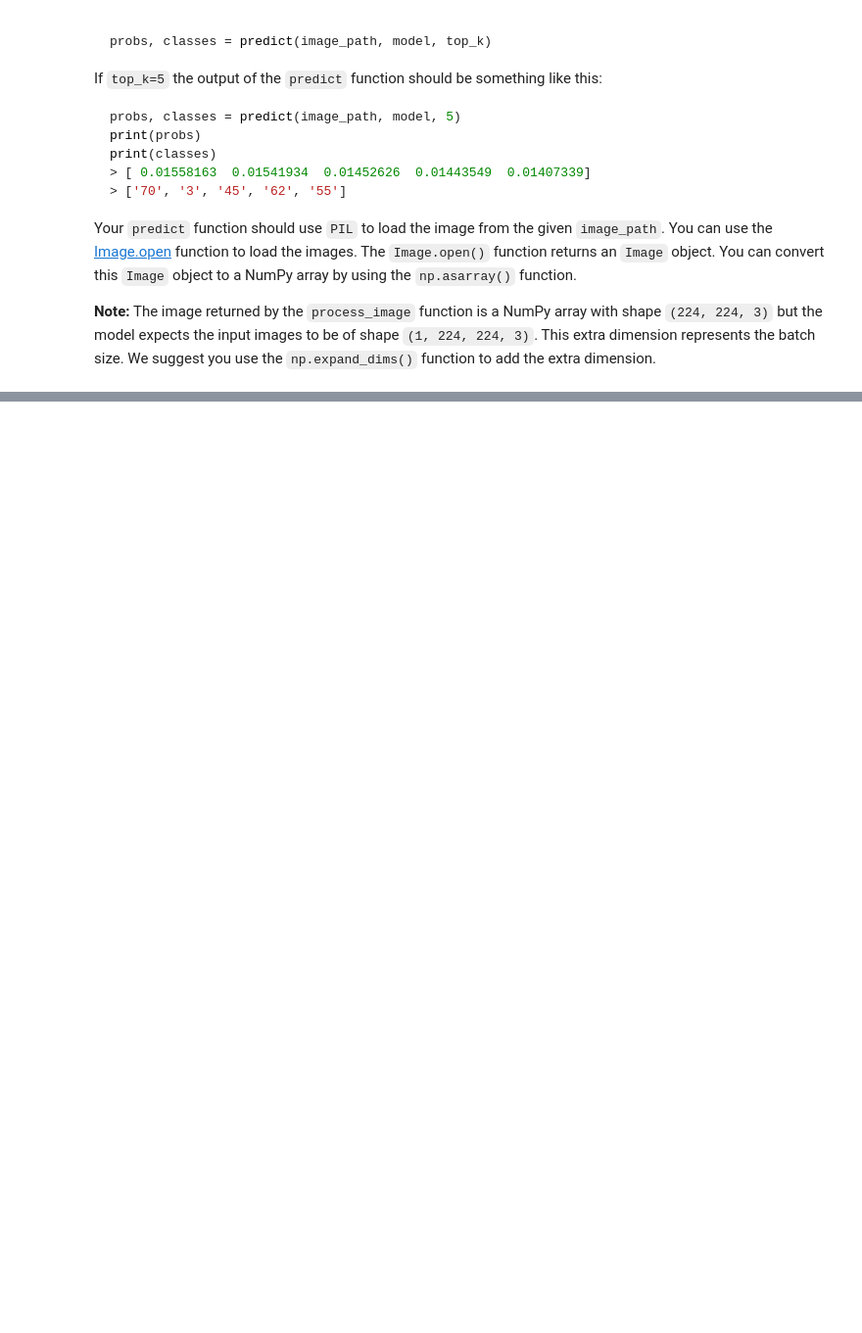
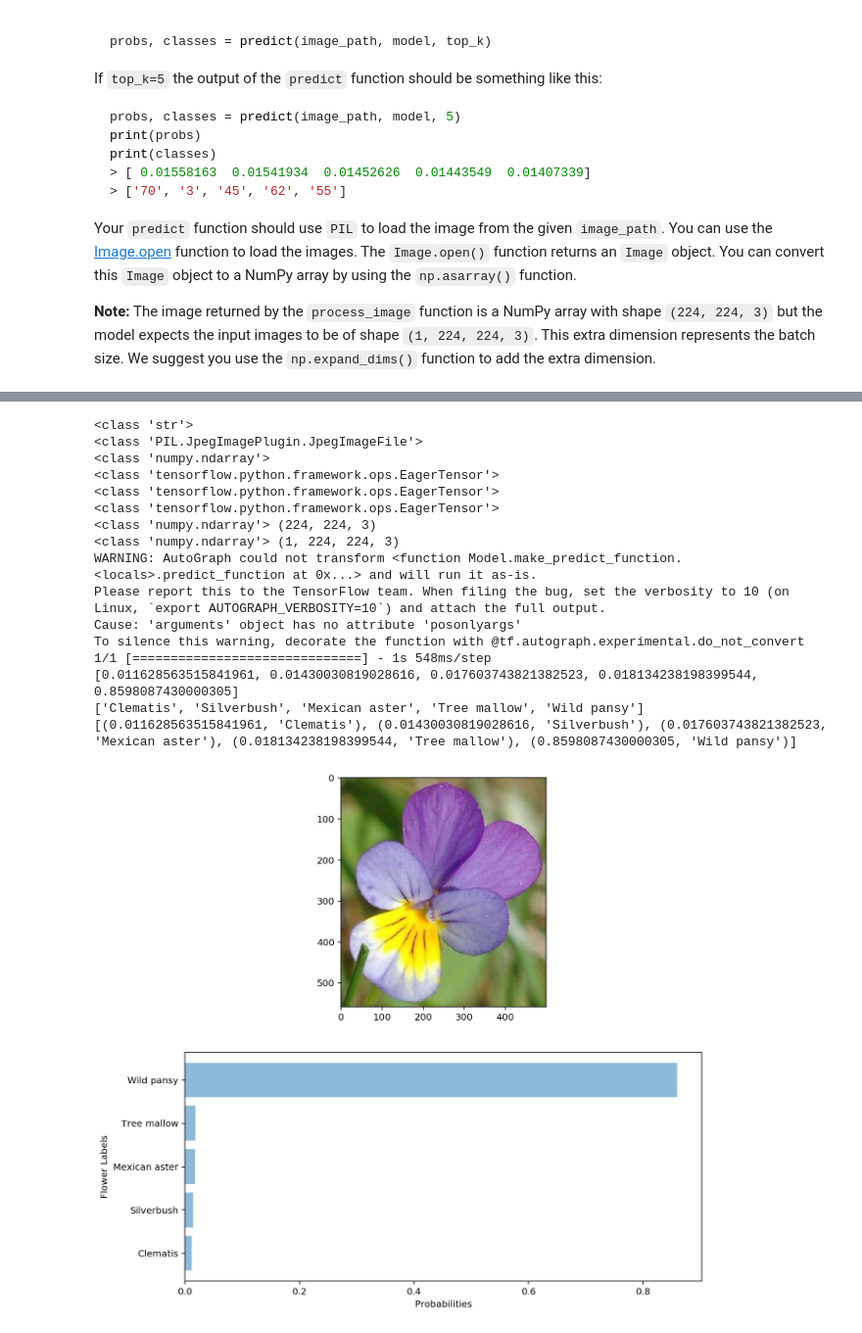
Before and after one commit to MilesJoseph/Udacity_Image_Classifier, a Jupyter notebook: Project_Image_Classifier_Project.ipynb, the cells around one changed output, grey strips where cells are left out. Shown at 98% size. Drawn from its saved outputs; the diff is of its cells as text; code cells hidden in the pictures; blank space fills up the shorter version.

```diff
--- a/Project_Image_Classifier_Project.ipynb
+++ b/Project_Image_Classifier_Project.ipynb
@@ -95,0 +263,7 @@ When training make sure you're updating only the weights of the feed-forward net
+# %%
+# TODO: Build and train your network.
+URL = "https://tfhub.dev/google/tf2-preview/mobilenet_v2/feature_vector/4"
+
+feature_extractor = hub.KerasLayer(URL, input_shape=(image_size, image_size,3))
+# %%
+feature_extractor.trainable = False
@@ -108,3 +375,5 @@ Now that your network is trained, save the model so you can load it later for ma
+# %%
+loaded_model=tf.keras.models.load_model("udacity_image_classifier.h5",custom_objects={'KerasLayer':hub.KerasLayer})
 # %% [markdown]
 ## Load the Keras Model
 
@@ -148,3 +431,13 @@ Finally, convert your image back to a NumPy array using the `.numpy()` method.
+# %%
+# TODO: Create the process_image function
+
+def process_image(image):
+    image_size = 224
+    image = tf.cast(image, tf.float32)
+    image = tf.image.resize(image, (image_size, image_size))
+    image /= 255
+    image = image.numpy().squeeze()
+    return image
 # %% [markdown]
 To check your `process_image` function we have provided 4 images in the `./test_images/` folder:
 
@@ -215,0 +546,39 @@ You can convert from the class integer labels to actual flower names using `clas
+# %%
+# TODO: Plot the input image along with the top 5 classes
+
+image_path = './test_images/wild_pansy.jpg'
+image = Image.open(image_path)
+test_image = np.asarray(image)
+
+processed_image = process_image(test_image)
+
+fig, (ax1, ax2) = plt.subplots(figsize=(10,10), nrows=2)
+ax1.imshow(test_image)
+
+probs, classes = predict(image_path, loaded_model, 5)
+
+y_range = np.arange(len(classes))
+# Plot as a horizontal bar graph
+plt.barh(y_range, probs, align='center', alpha=0.5)
+plt.yticks(y_range, classes)
+plt.ylabel('Flower Labels')
+plt.xlabel('Probabilities')
+plt.show();
+# %% [output]
+<class 'str'>
+<class 'PIL.JpegImagePlugin.JpegImageFile'>
+<class 'numpy.ndarray'>
+<class 'tensorflow.python.framework.ops.EagerTensor'>
+<class 'tensorflow.python.framework.ops.EagerTensor'>
+<class 'tensorflow.python.framework.ops.EagerTensor'>
+<class 'numpy.ndarray'> (224, 224, 3)
+<class 'numpy.ndarray'> (1, 224, 224, 3)
+WARNING: AutoGraph could not transform <function Model.make_predict_function.<locals>.predict_function at 0x...> and will run it as-is.
+Please report this to the TensorFlow team. When filing the bug, set the verbosity to 10 (on Linux, `export AUTOGRAPH_VERBOSITY=10`) and attach the full output.
+Cause: 'arguments' object has no attribute 'posonlyargs'
+To silence this warning, decorate the function with @tf.autograph.experimental.do_not_convert
+1/1 [==============================] - 1s 548ms/step
+[0.011628563515841961, 0.01430030819028616, 0.017603743821382523, 0.018134238198399544, 0.8598087430000305]
+['Clematis', 'Silverbush', 'Mexican aster', 'Tree mallow', 'Wild pansy']
+[(0.011628563515841961, 'Clematis'), (0.01430030819028616, 'Silverbush'), (0.017603743821382523, 'Mexican aster'), (0.018134238198399544, 'Tree mallow'), (0.8598087430000305, 'Wild pansy')]
+[figure, added]
```
Also changed, not shown: parts of 25 cells of this notebook, 1 other file.
